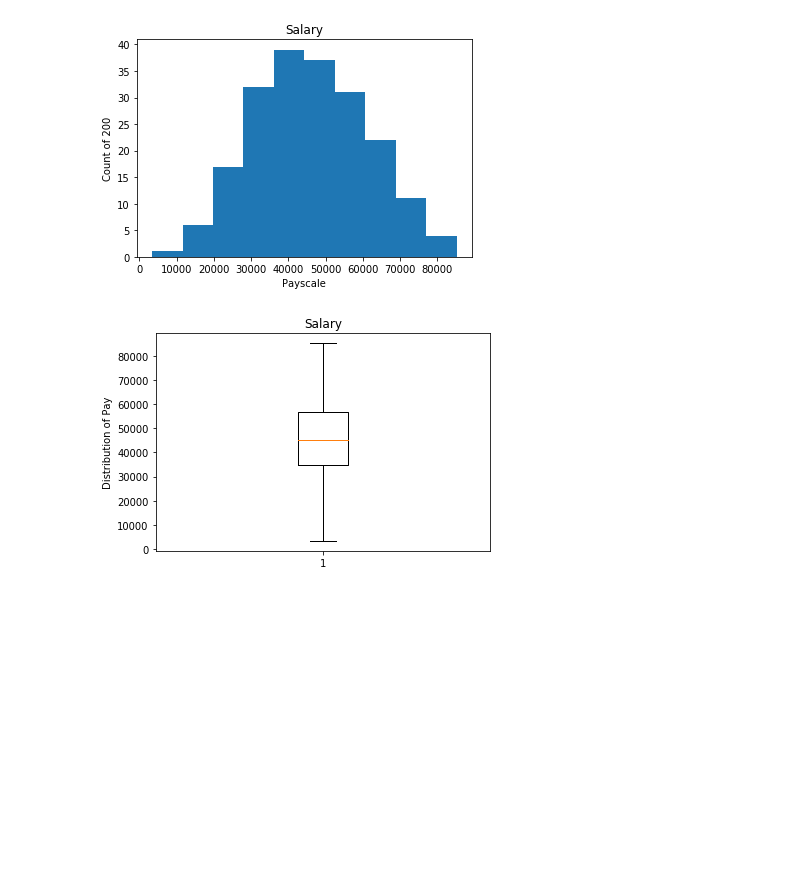
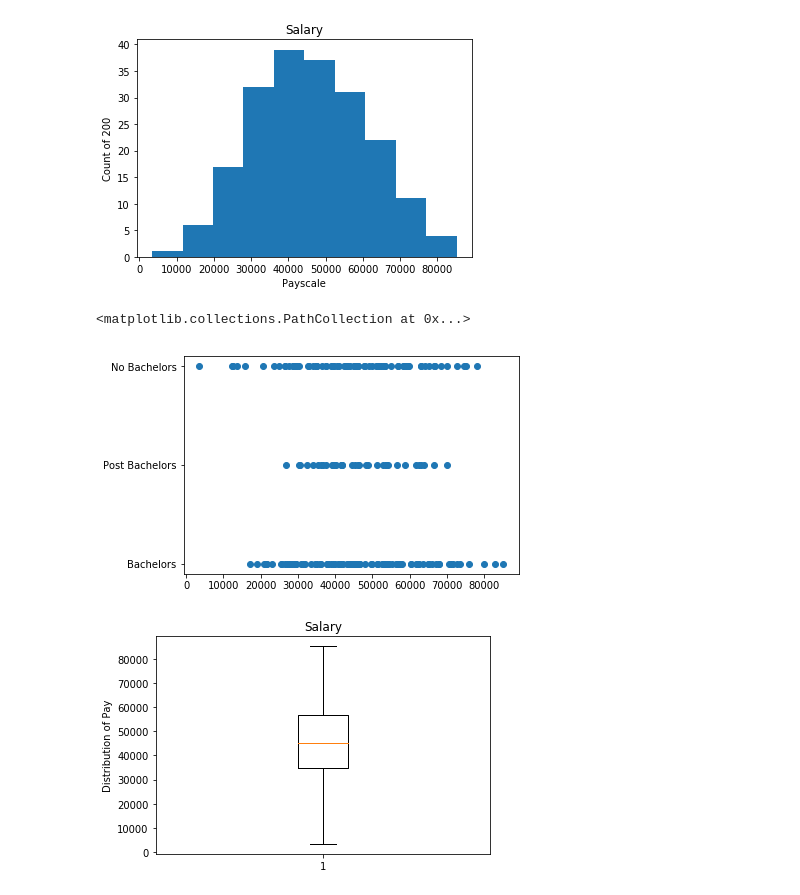
Before and after one commit to orlaith17/Project-Programming-DA, a Jupyter notebook: Happiness at Work.ipynb, the cells around one changed output. Cells and saved outputs as stored; diff of their text form; code cells hidden in the pictures; blank space fills up the shorter version.

```diff
--- a/Happiness at Work.ipynb
+++ b/Happiness at Work.ipynb
@@ -223,6 +225,11 @@ plt.title('Salary') # Adding title
 plt.show()
 # %% [output]
 [figure]
+# %%
+plt.scatter(pay,education)
+# %% [output]
+<matplotlib.collections.PathCollection at 0x...>
+[figure, added]
 # %%
 plt.boxplot(pay)
 plt.ylabel('Distribution of Pay') # labelling y axis
```
Also changed, not shown: parts of 39 cells of this notebook.
